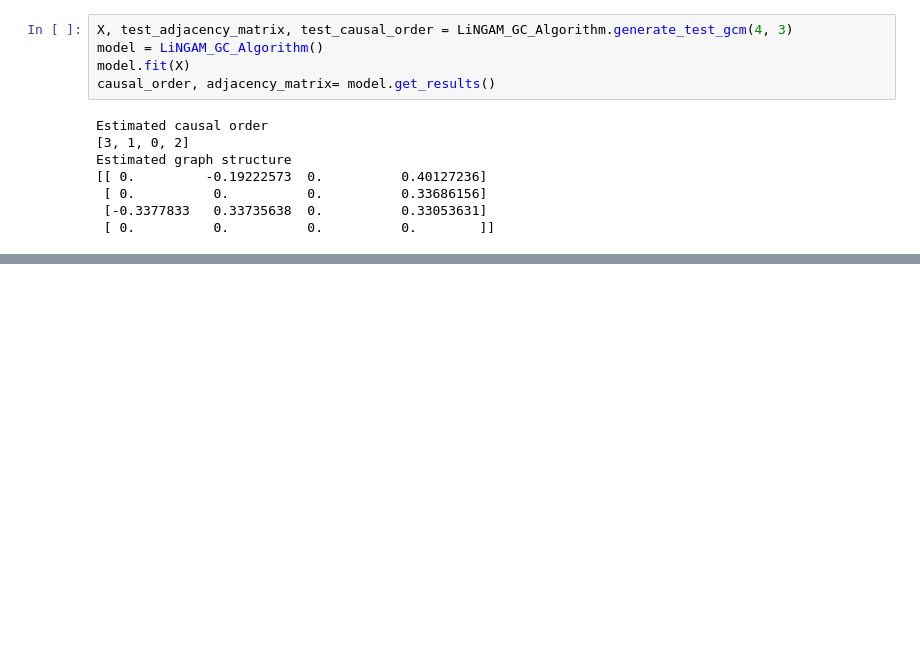
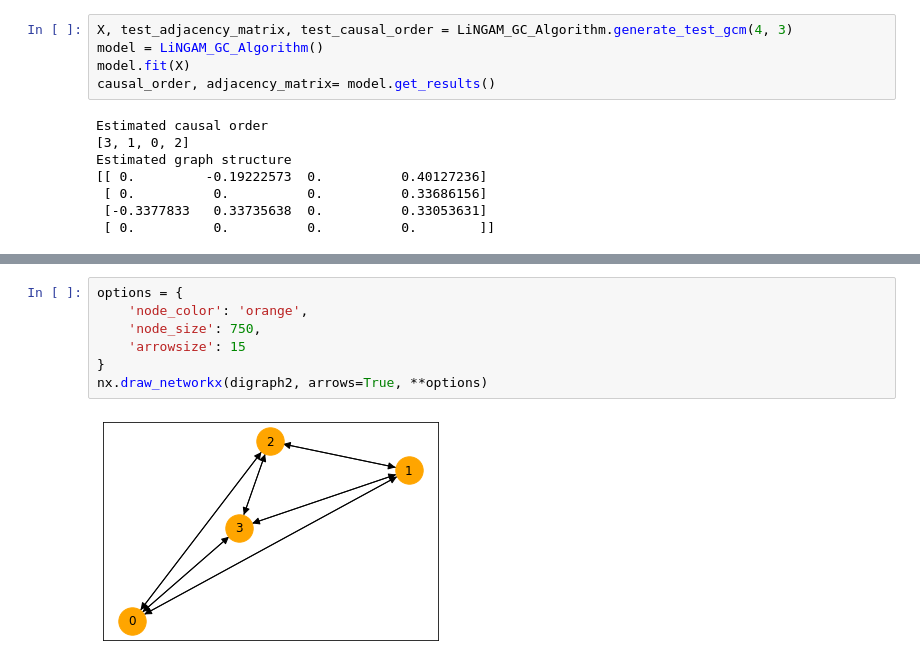
Before and after one commit to seamus-brady/aitiaexplorer, a Jupyter notebook: src/notebooks/Algorithm Tests.ipynb, the cells around one changed output, grey strips where cells are left out. Drawn from its saved outputs; the diff is of its cells as text; blank space fills up the shorter version.

```diff
--- a/src/notebooks/Algorithm Tests.ipynb
+++ b/src/notebooks/Algorithm Tests.ipynb
@@ -105,0 +116,9 @@ nx.draw_networkx(graph, arrows=True, **options)
+# %%
+options = {
+    'node_color': 'orange',
+    'node_size': 750,
+    'arrowsize': 15
+}
+nx.draw_networkx(digraph2, arrows=True, **options)
+# %% [output]
+[figure, added]
```
Also changed, not shown: parts of 5 cells of this notebook.
